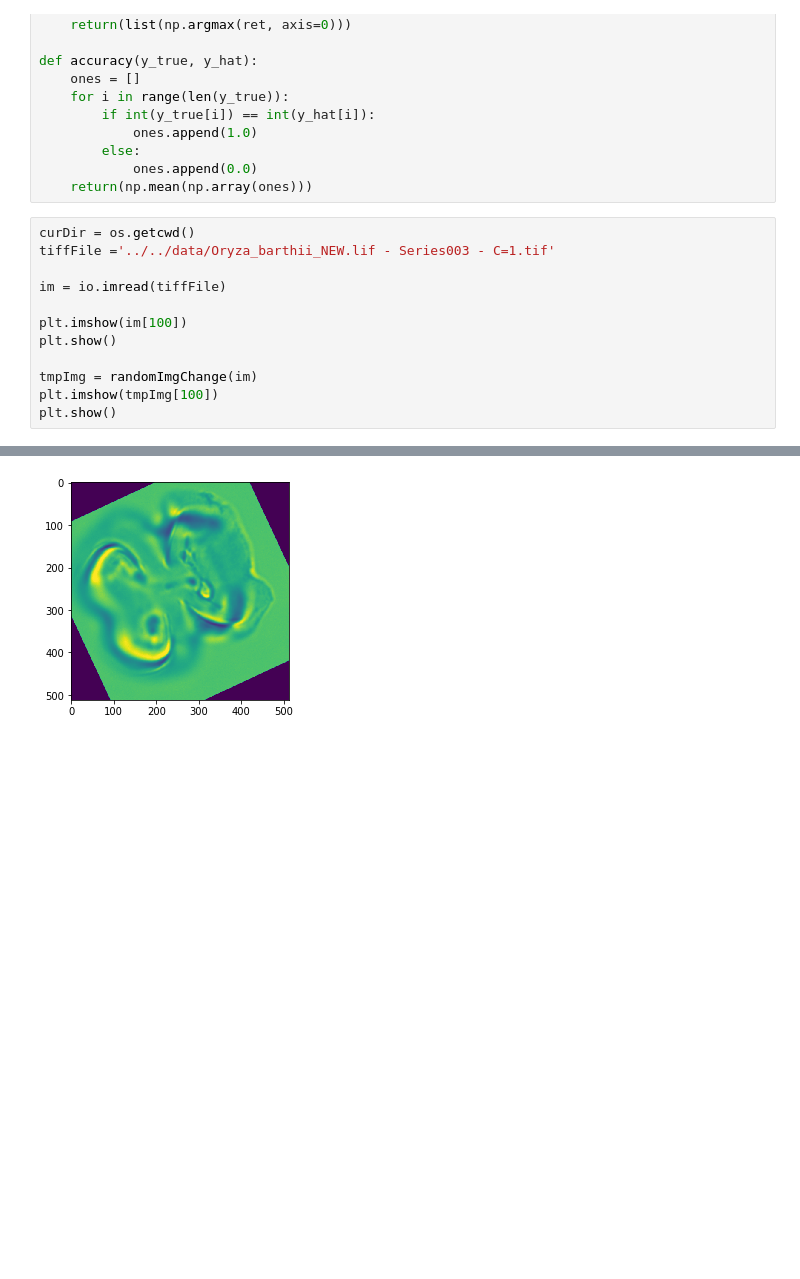
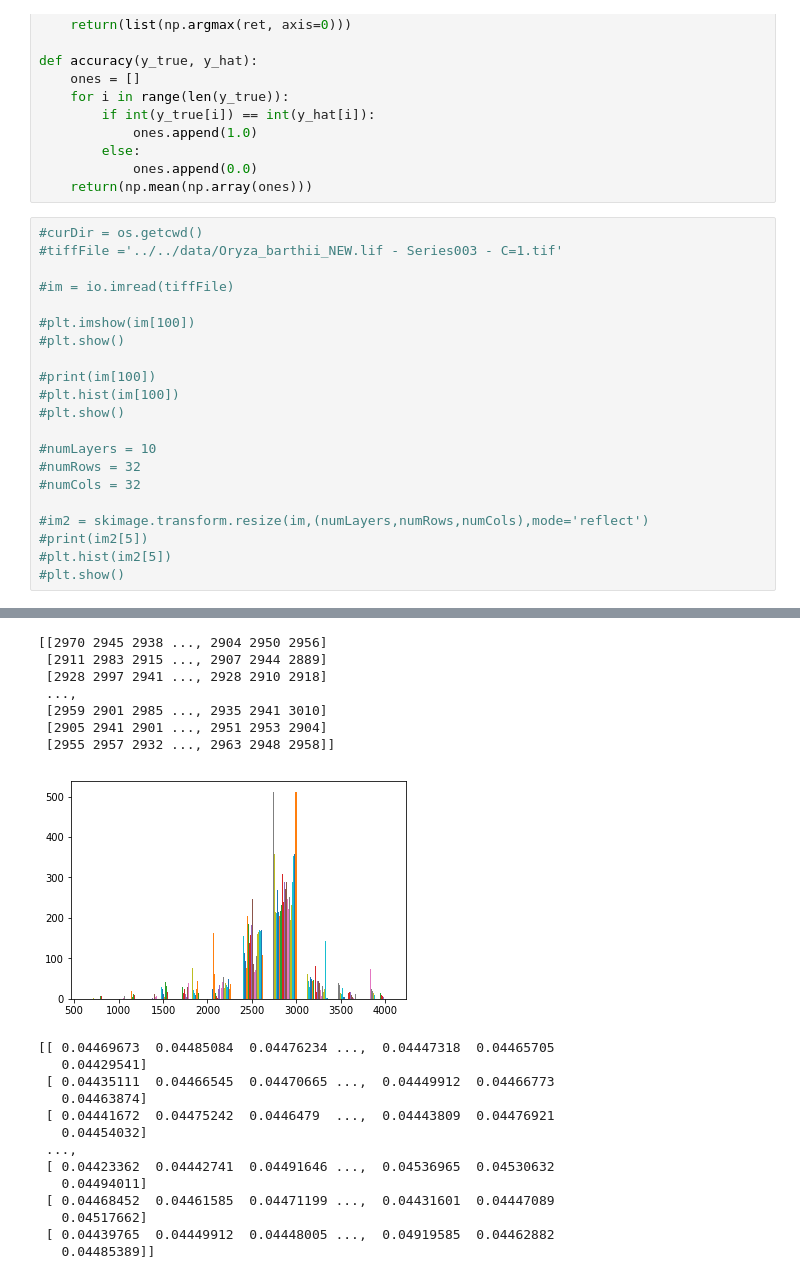
Before and after one commit to bmx8177/pyPhy, a Jupyter notebook: src/notebooks/utils.ipynb, the cells around one changed output, grey strips where cells are left out. Cells and saved outputs as stored; diff of their text form; blank space fills up the shorter version.

```diff
--- a/src/notebooks/utils.ipynb
+++ b/src/notebooks/utils.ipynb
@@ -93,17 +94,46 @@ def accuracy(y_true, y_hat):
             ones.append(0.0)
     return(np.mean(np.array(ones)))
 # %%
-curDir = os.getcwd()
-tiffFile ='../../data/Oryza_barthii_NEW.lif - Series003 - C=1.tif'
+#curDir = os.getcwd()
+#tiffFile ='../../data/Oryza_barthii_NEW.lif - Series003 - C=1.tif'
 
-im = io.imread(tiffFile)
+#im = io.imread(tiffFile)
 
-plt.imshow(im[100])
-plt.show()
+#plt.imshow(im[100])
+#plt.show()
 
-tmpImg = randomImgChange(im)
-plt.imshow(tmpImg[100])
-plt.show()
+#print(im[100])
+#plt.hist(im[100])
+#plt.show()
+
+#numLayers = 10
+#numRows = 32
+#numCols = 32
+
+#im2 = skimage.transform.resize(im,(numLayers,numRows,numCols),mode='reflect')
+#print(im2[5])
+#plt.hist(im2[5])
+#plt.show()
 # %% [output]
 [figure]
+[[2970 2945 2938 ..., 2904 2950 2956]
+ [2911 2983 2915 ..., 2907 2944 2889]
+ [2928 2997 2941 ..., 2928 2910 2918]
+ ...,
+ [2959 2901 2985 ..., 2935 2941 3010]
+ [2905 2941 2901 ..., 2951 2953 2904]
+ [2955 2957 2932 ..., 2963 2948 2958]]
-[figure, old version]
+[figure, new version]
+[[ 0.04469673  0.04485084  0.04476234 ...,  0.04447318  0.04465705
+   0.04429541]
+ [ 0.04435111  0.04466545  0.04470665 ...,  0.04449912  0.04466773
+   0.04463874]
+ [ 0.04441672  0.04475242  0.0446479  ...,  0.04443809  0.04476921
+   0.04454032]
+ ...,
+ [ 0.04423362  0.04442741  0.04491646 ...,  0.04536965  0.04530632
+   0.04494011]
+ [ 0.04468452  0.04461585  0.04471199 ...,  0.04431601  0.04447089
+   0.04517662]
+ [ 0.04439765  0.04449912  0.04448005 ...,  0.04919585  0.04462882
+   0.04485389]]
```
Also changed, not shown: parts of 2 cells of this notebook, 5 other files.
